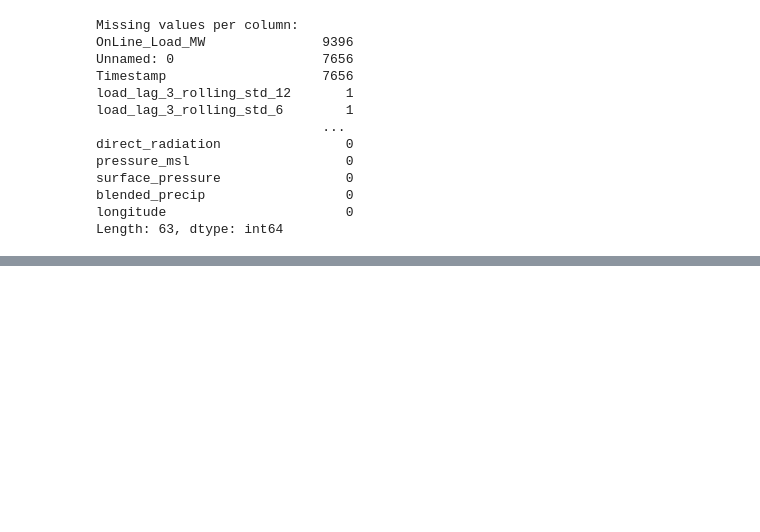
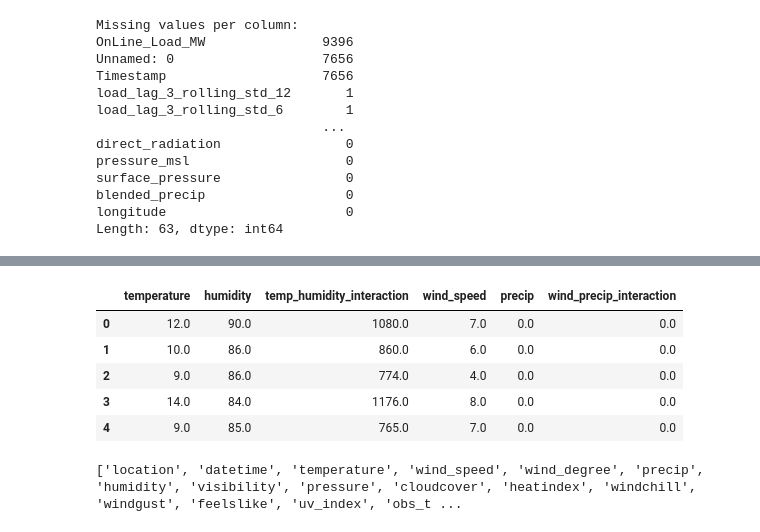
Before and after one commit to LNRobertson/East_River, a Jupyter notebook: notebooks/feature_engineering/feature_engineering.ipynb, the cells around one changed output, grey strips where cells are left out. Drawn from its saved outputs; the diff is of its cells as text; code cells hidden in the pictures; blank space fills up the shorter version.

```diff
--- a/notebooks/feature_engineering/feature_engineering.ipynb
+++ b/notebooks/feature_engineering/feature_engineering.ipynb
@@ -316,0 +484,23 @@ Length: 63, dtype: int64
+# %%
+# High value weather interaction features:
+
+# Interaction between temperature and humidity
+df['temp_humidity_interaction'] = df['temperature'] * df['humidity']
+
+# Interaction between wind speed and precipitation
+df['wind_precip_interaction'] = df['wind_speed'] * df['precip']
+
+# Verify the new features by displaying the first few rows
+df[['temperature', 'humidity', 'temp_humidity_interaction', 'wind_speed', 'precip', 'wind_precip_interaction']].head()
+# %% [output]
+|  | temperature | humidity | temp_humidity_interaction | wind_speed | precip | wind_precip_interaction |
+| 0 | 12.0 | 90.0 | 1080.0 | 7.0 | 0.0 | 0.0 |
+| 1 | 10.0 | 86.0 | 860.0 | 6.0 | 0.0 | 0.0 |
+| 2 | 9.0 | 86.0 | 774.0 | 4.0 | 0.0 | 0.0 |
+| 3 | 14.0 | 84.0 | 1176.0 | 8.0 | 0.0 | 0.0 |
+| 4 | 9.0 | 85.0 | 765.0 | 7.0 | 0.0 | 0.0 |
+# %%
+# List all columns in the DataFrame
+print(df.columns.tolist())
+# %% [output]
+['location', 'datetime', 'temperature', 'wind_speed', 'wind_degree', 'precip', 'humidity', 'visibility', 'pressure', 'cloudcover', 'heatindex', 'windchill', 'windgust', 'feelslike', 'uv_index', 'obs_t ...
```
Also changed, not shown: parts of 21 cells of this notebook, 1 other file.
